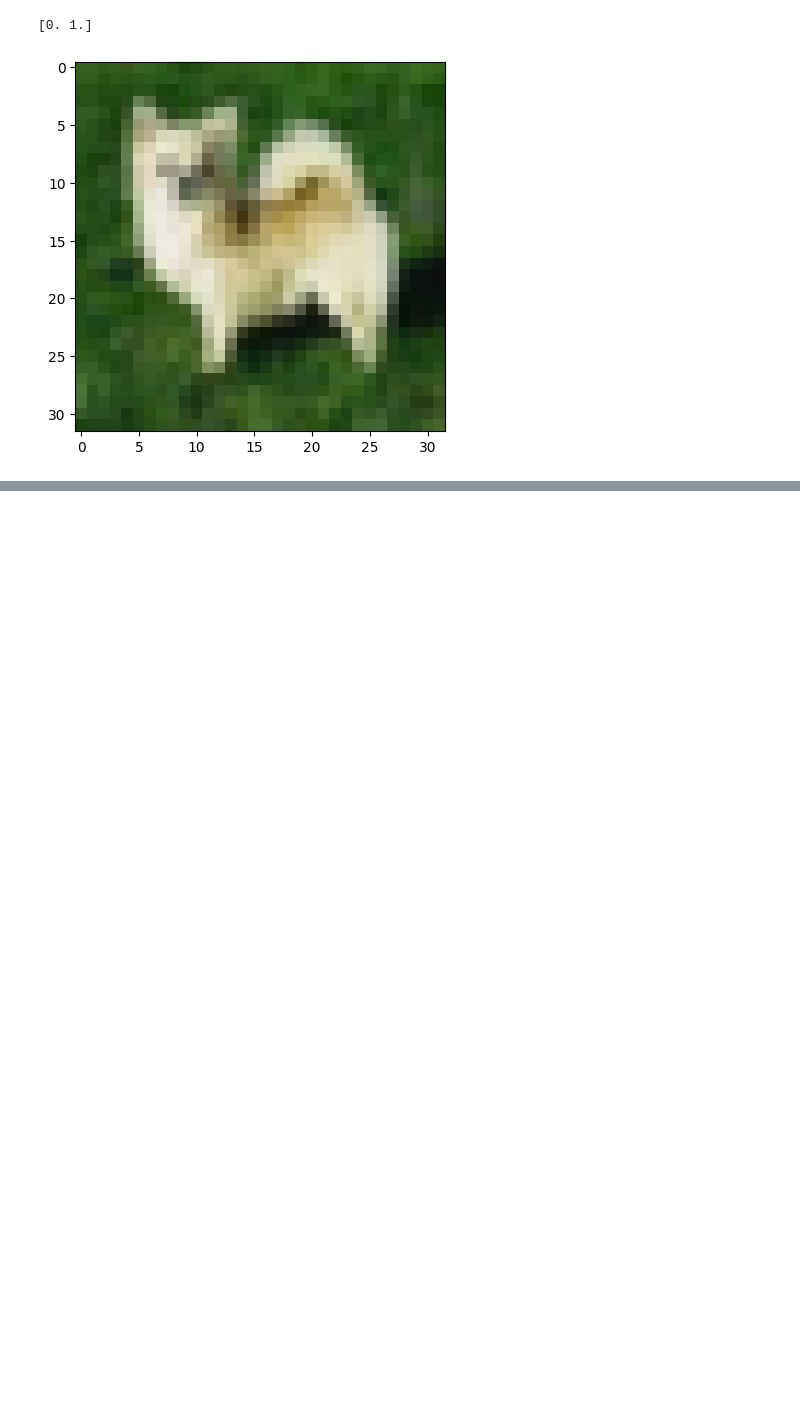
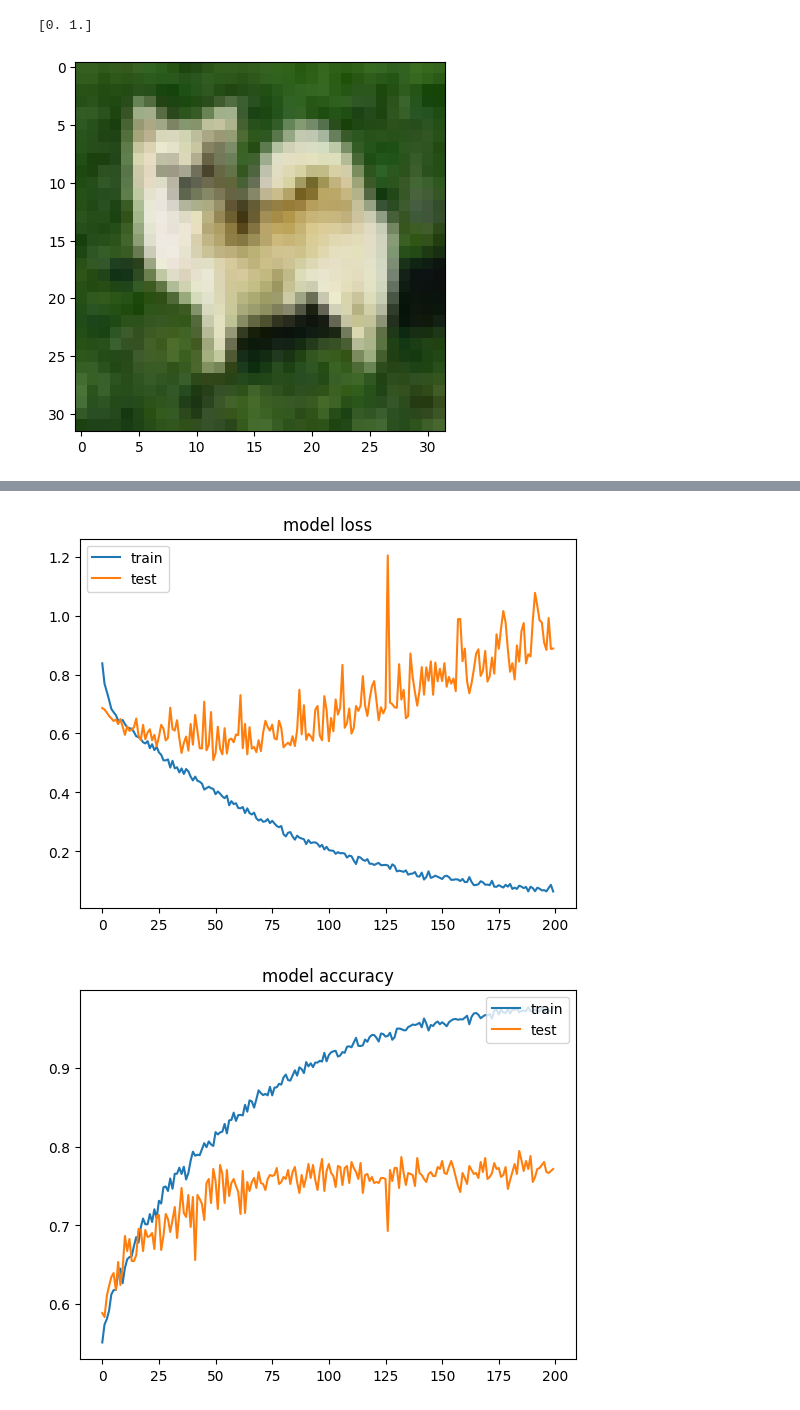
Before and after one commit to Testeh69/ML_learning, a Jupyter notebook: cnn_cat_dog.ipynb, the cells around one changed output, grey strips where cells are left out. Saved outputs shown, nothing was run; the diff lists cells and outputs as text; code cells hidden in the pictures; blank space fills up the shorter version.

```diff
--- a/cnn_cat_dog.ipynb
+++ b/cnn_cat_dog.ipynb
@@ -274,0 +316,10 @@ print(loss,accuracy)
+# %%
+datagen = ImageDataGenerator(width_shift_range=0.1,height_shift_range=0.1, horizontal_flip = True)
+train_datagen = datagen.flow(x_train,y_train, batch_size = 64)
+start_time = time.time()
+optimizer = optimizers.RMSprop(learning_rate=0.0001)
+model.compile(optimizer = optimizer, loss="categorical_crossentropy", metrics=["accuracy"])
+history = model.fit_generator(train_datagen, epochs=200, steps_per_epoch= 50, validation_data = (x_test,y_test), verbose= 2)
+duration = time.time() - start_time
+print(duration)
+print(history.history.keys())
@@ -274,0 +345,16 @@ print(loss,accuracy)
+# %%
+plt.plot(history.history["loss"])
+plt.plot(history.history["val_loss"])
+plt.legend(["train", "test"], loc="upper left")
+plt.title("model loss")
+plt.show()
+plt.plot(history.history["accuracy"])
+plt.plot(history.history["val_accuracy"])
+plt.legend(["train", "test"], loc="upper right")
+plt.title("model accuracy")
+plt.show()
+loss, accuracy = model.evaluate(x_test,y_test)
+print(loss,accuracy)
+# %% [output]
+[figure, added]
+[figure, added]
```
Also changed, not shown: parts of 17 cells of this notebook.
